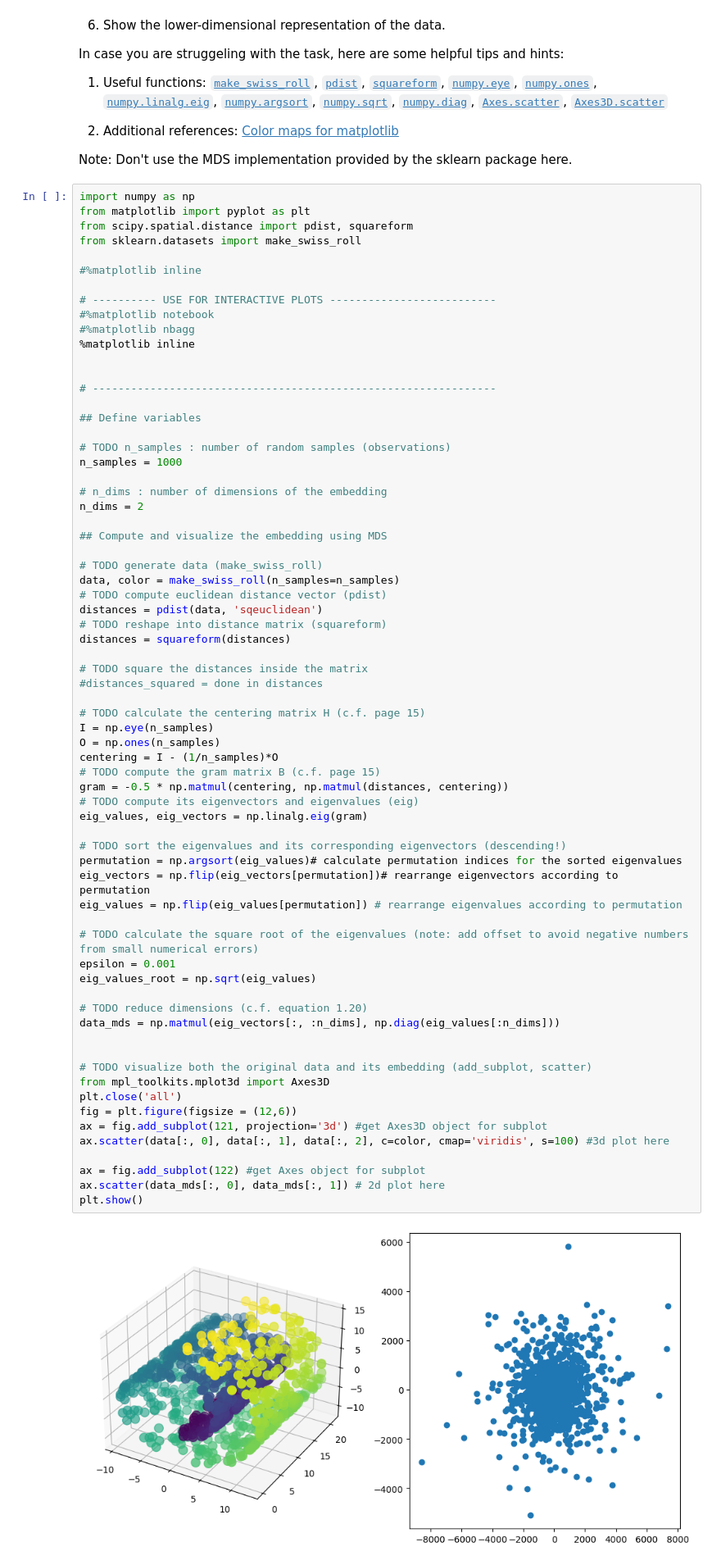
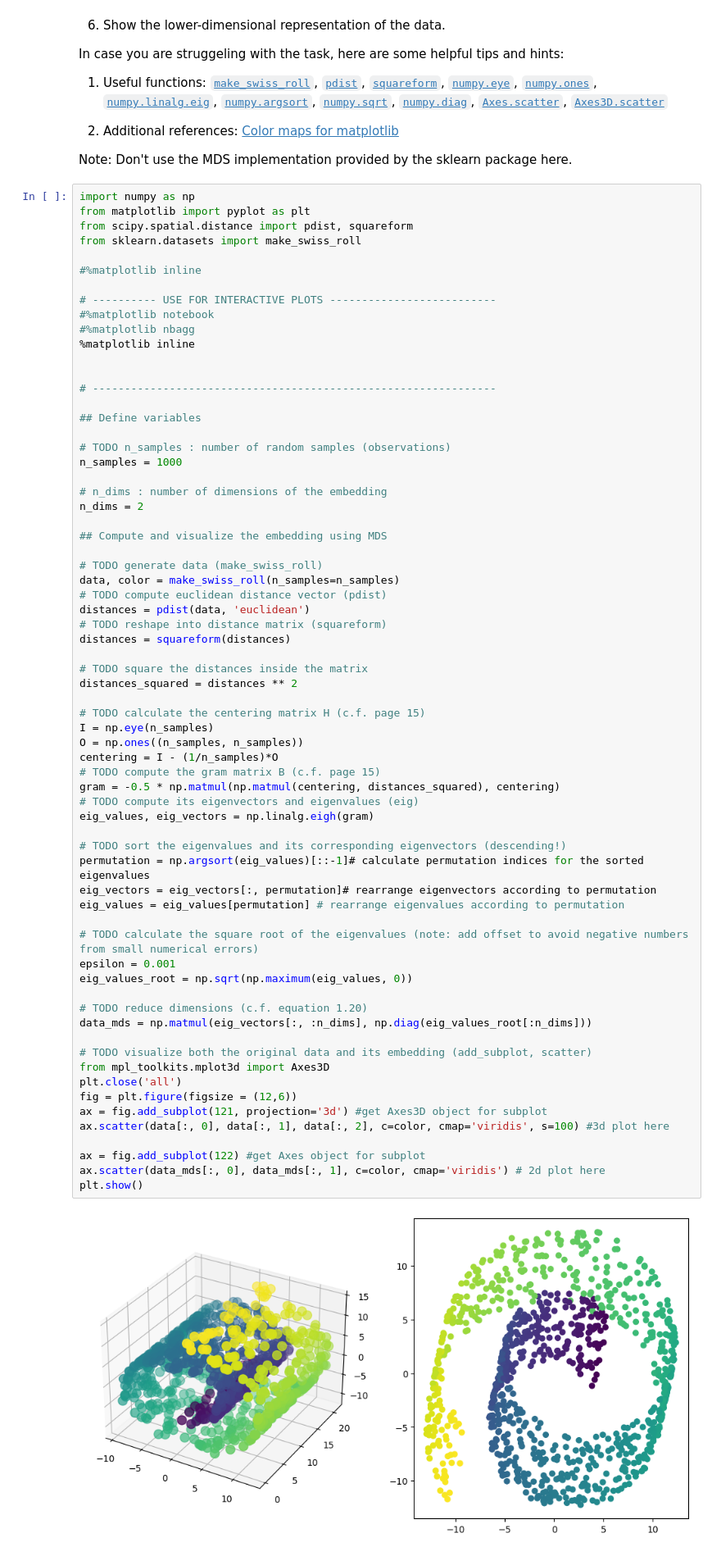
Before and after one commit to MartenBuchmann/UNIML, a Jupyter notebook: exercise_2.ipynb, the cells around one changed output. Shown at 82% size. Saved outputs shown, nothing was run; the diff lists cells and outputs as text.

```diff
--- a/exercise_2.ipynb
+++ b/exercise_2.ipynb
@@ -64,47 +64,46 @@ n_dims = 2
 # TODO generate data (make_swiss_roll)
 data, color = make_swiss_roll(n_samples=n_samples)
 # TODO compute euclidean distance vector (pdist)
-distances = pdist(data, 'sqeuclidean')
+distances = pdist(data, 'euclidean')
 # TODO reshape into distance matrix (squareform)
 distances = squareform(distances)
 
 # TODO square the distances inside the matrix
-#distances_squared = done in distances
+distances_squared = distances ** 2
 
 # TODO calculate the centering matrix H (c.f. page 15)
 I = np.eye(n_samples)
-O = np.ones(n_samples)
+O = np.ones((n_samples, n_samples))
 centering = I - (1/n_samples)*O
 # TODO compute the gram matrix B (c.f. page 15)
-gram = -0.5 * np.matmul(centering, np.matmul(distances, centering))
+gram = -0.5 * np.matmul(np.matmul(centering, distances_squared), centering)
 # TODO compute its eigenvectors and eigenvalues (eig)
-eig_values, eig_vectors = np.linalg.eig(gram)
+eig_values, eig_vectors = np.linalg.eigh(gram)
 
 # TODO sort the eigenvalues and its corresponding eigenvectors (descending!)
-permutation = np.argsort(eig_values)# calculate permutation indices for the sorted eigenvalues
-eig_vectors = np.flip(eig_vectors[permutation])# rearrange eigenvectors according to permutation
-eig_values = np.flip(eig_values[permutation]) # rearrange eigenvalues according to permutation
+permutation = np.argsort(eig_values)[::-1]# calculate permutation indices for the sorted eigenvalues
+eig_vectors = eig_vectors[:, permutation]# rearrange eigenvectors according to permutation
+eig_values = eig_values[permutation] # rearrange eigenvalues according to permutation
 
 # TODO calculate the square root of the eigenvalues (note: add offset to avoid negative numbers from small numerical errors)
 epsilon = 0.001
-eig_values_root = np.sqrt(eig_values)
+eig_values_root = np.sqrt(np.maximum(eig_values, 0))
 
 # TODO reduce dimensions (c.f. equation 1.20)
-data_mds = np.matmul(eig_vectors[:, :n_dims], np.diag(eig_values[:n_dims]))
-
+data_mds = np.matmul(eig_vectors[:, :n_dims], np.diag(eig_values_root[:n_dims]))
 
 # TODO visualize both the original data and its embedding (add_subplot, scatter)
 from mpl_toolkits.mplot3d import Axes3D
 plt.close('all')
 fig = plt.figure(figsize = (12,6))
 ax = fig.add_subplot(121, projection='3d') #get Axes3D object for subplot
 ax.scatter(data[:, 0], data[:, 1], data[:, 2], c=color, cmap='viridis', s=100) #3d plot here
 
 ax = fig.add_subplot(122) #get Axes object for subplot
-ax.scatter(data_mds[:, 0], data_mds[:, 1]) # 2d plot here
+ax.scatter(data_mds[:, 0], data_mds[:, 1], c=color, cmap='viridis') # 2d plot here
 plt.show()
 # %% [output]
-[figure, old version]
+[figure, new version]
 # %% [markdown]
 ## Exercise 2.2: Isomap
 
```
Also changed, not shown: parts of 1 cell of this notebook.
